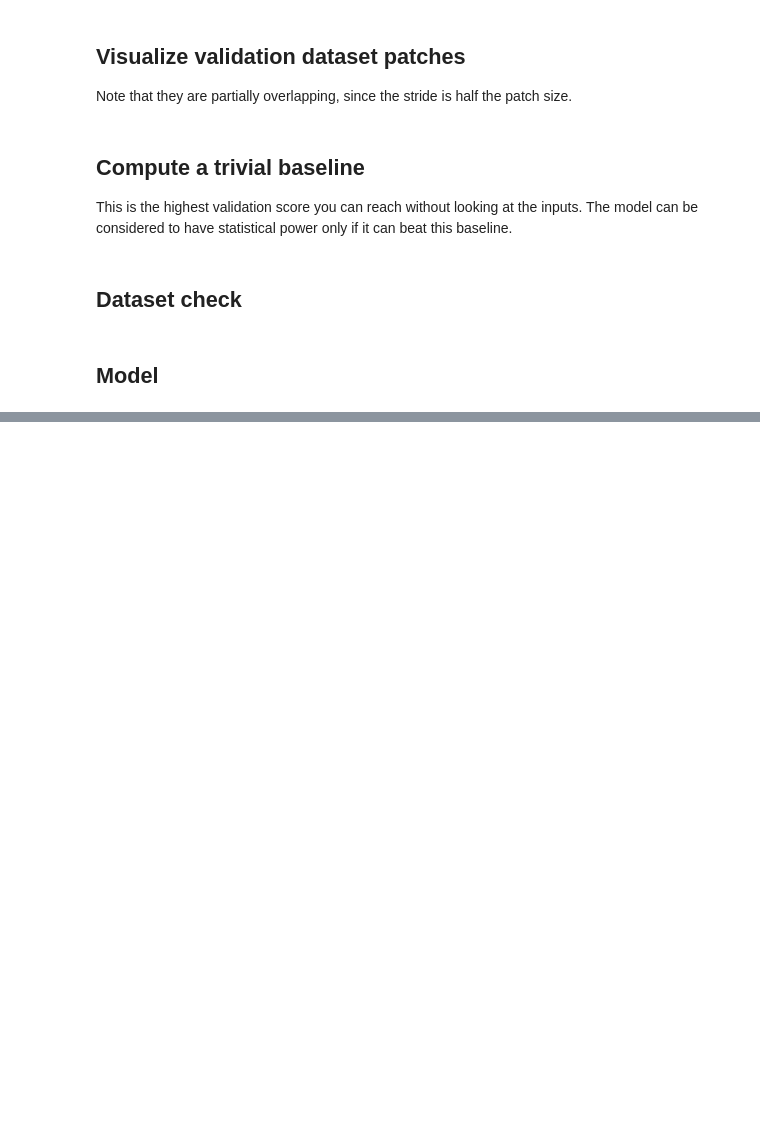
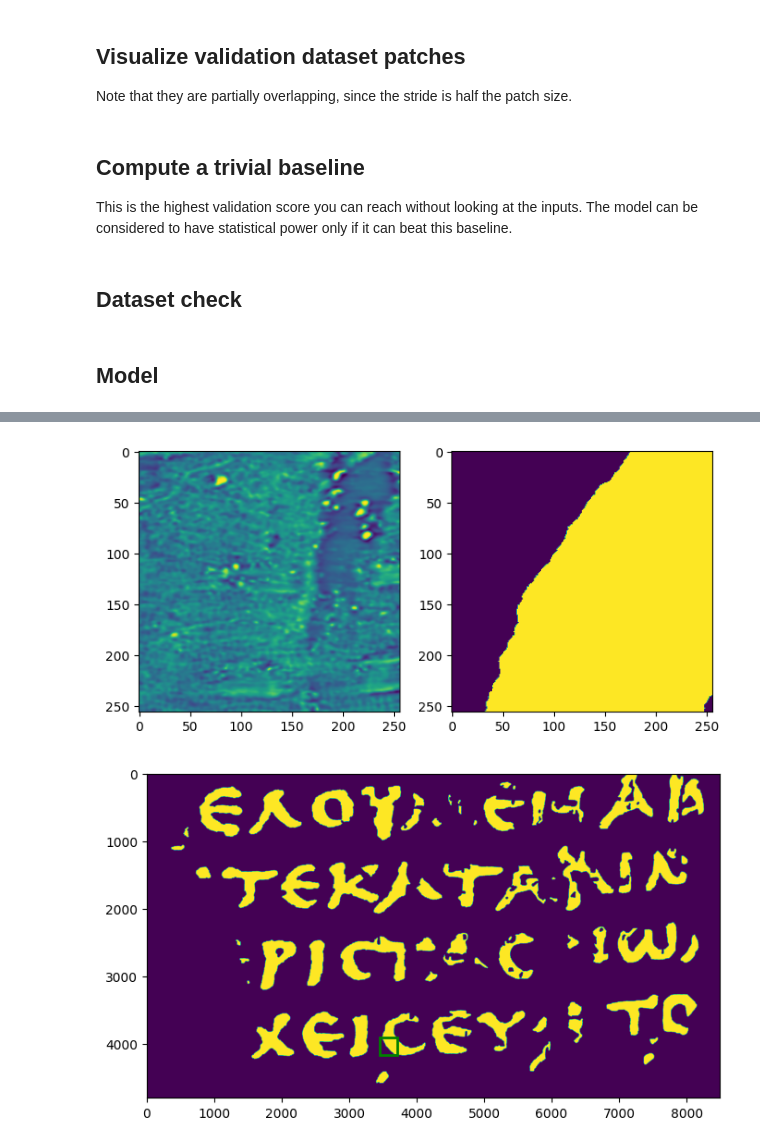
Before and after one commit to fummicc1/kaggle-ink-detection, a Jupyter notebook: keras-starter-kit-unet-train-on-full-dataset.ipynb, the cells around one changed output, grey strips where cells are left out. Saved outputs shown, nothing was run; the diff lists cells and outputs as text; code cells hidden in the pictures; blank space fills up the shorter version.

```diff
--- a/keras-starter-kit-unet-train-on-full-dataset.ipynb
+++ b/keras-starter-kit-unet-train-on-full-dataset.ipynb
@@ -250,7 +329,7 @@ def generate_locations_ds(volume, mask, label=None, skip_zero=False):
 
     for y in range(CFG.BUFFER, volume_height - CFG.BUFFER, CFG.STRIDE):
         for x in range(CFG.BUFFER, volume_width - CFG.BUFFER, CFG.STRIDE):
-            if skip_zero and label is not None and np.all(label[y - CFG.BUFFER // 2 : y + CFG.BUFFER // 2, x - CFG.BUFFER // 2 : x + CFG.BUFFER // 2] == 0):
+            if skip_zero and label is not None and np.all(label[y - CFG.STRIDE // 2 : y + CFG.STRIDE // 2, x - CFG.STRIDE // 2 : x + CFG.STRIDE // 2] == 0):
                 # print(f"skip location at (y: {y}, x: {x})")
                 continue
             if is_in_mask_train((y, x)):
@@ -320,18 +399,18 @@ class SubvolumeDataset(Dataset):
             label = np.stack([label], axis=-1)
 
         # 段々meanは小さくなる
-        mean = np.array([0.5 - i / 100 for i in range(0, CFG.Z_DIM)]).reshape(-1, 1, 1)
+        mean = np.array([0.45 - i / 200 for i in range(0, CFG.Z_DIM)]).reshape(-1, 1, 1)
         # 段々stdは小さくなる
-        std = np.array([0.22 - i / 300 for i in range(0, CFG.Z_DIM)]).reshape(-1, 1, 1)
+        std = np.array([0.25 for i in range(0, CFG.Z_DIM)]).reshape(-1, 1, 1)
 
         if self.is_train and label is not None:
             transformed = A.Compose([
-                A.HorizontalFlip(p=0.4),
-                A.VerticalFlip(p=0.4),
-                A.RandomScale(p=0.4, scale_limit=0.4),
-                A.Transpose(p=0.4),
-                A.RandomRotate90(p=0.4),
-                A.ShiftScaleRotate(p=0.5, scale_limit=0.4,),
+                A.HorizontalFlip(p=0.3),
+                A.VerticalFlip(p=0.3),
+                A.RandomScale(p=0.3,),
+                # A.Transpose(p=0.3),
+                A.RandomRotate90(p=0.3),
+                A.ShiftScaleRotate(p=0.7,),
                 # A.GridDistortion(num_steps=5, distort_limit=0.3, p=0.5),
                 # A.CoarseDropout(
                 #     max_holes=1,
@@ -340,18 +419,10 @@ class SubvolumeDataset(Dataset):
                 #     mask_fill_value=0,
                 #     p=0.5
                 # ),
+                # A.GridDistortion(p=0.5),
                 MultichannelNoise(
-                    p=0.2,
+                    p=0.1,
                 ),
-                A.GridDistortion(p=0.6),
-                # A.CoarseDropout(
-                #     max_holes=1,
-                #     max_width=int(self.buffer * 0.15),
-                #     max_height=int(self.buffer * 0.15),
-                #     mask_fill_value=0,
-                #     p=0.5,
-                # ),
-                # A.GridDropout(p=0.15),
                 A.PadIfNeeded(min_height=self.buffer * 2, min_width=self.buffer * 2),
                 A.Resize(height=self.buffer * 2, width=self.buffer * 2),
             ])(image=subvolume, mask=label)
@@ -852,7 +930,7 @@ sample_data_name = "2a"
 sample_volume = load_volume("train", sample_data_name)
 sample_mask = load_mask("train", sample_data_name)
 sample_label = load_labels("train", sample_data_name)
-sample_locations = generate_locations_ds(sample_volume, sample_mask, sample_label, skip_zero=False)
+sample_locations = generate_locations_ds(sample_volume, sample_mask, sample_label, skip_zero=True)
 # %%
 sample_ds = SubvolumeDataset(
     sample_locations,
@@ -862,31 +940,34 @@ sample_ds = SubvolumeDataset(
     is_train=True,
 )
 
-id = 400
+id = 2400
 sample_depth = CFG.Z_DIM // 2
 
 fig, ax = plt.subplots(1, 2, figsize=(8, 6))
 
 img = sample_ds[id][0][sample_depth, :, :]
 label = sample_ds[id][1][0, :, :]
 ax[0].imshow(img)
 ax[1].imshow(label)
 
 fig, ax = plt.subplots(figsize=(8, 6))
 
 ax.imshow(sample_label)
 
 y, x = sample_locations[id]
 patch = patches.Rectangle([x - CFG.BUFFER, y - CFG.BUFFER], 2 * CFG.BUFFER, 2 * CFG.BUFFER, linewidth=2, edgecolor='g', facecolor='none')
 ax.add_patch(patch)
 plt.show()
 
 fig, ax = plt.subplots(CFG.Z_DIM, 1, figsize=(12, 24))
 
 for i in range(CFG.Z_DIM):
     img, _ = sample_ds[id]
     img = img[i, :, :]
     ax[i].hist(img.flatten(), bins=1000)  # Plot histogram of the flattened data
     ax[i].set_title(f"Histogram of Channel {i}")  # Add title to the plot
 fig.tight_layout()
 fig.show()
+# %% [output]
+[figure, added]
+[figure, added]
```
Also changed, not shown: parts of 9 cells of this notebook, 2 other files.
